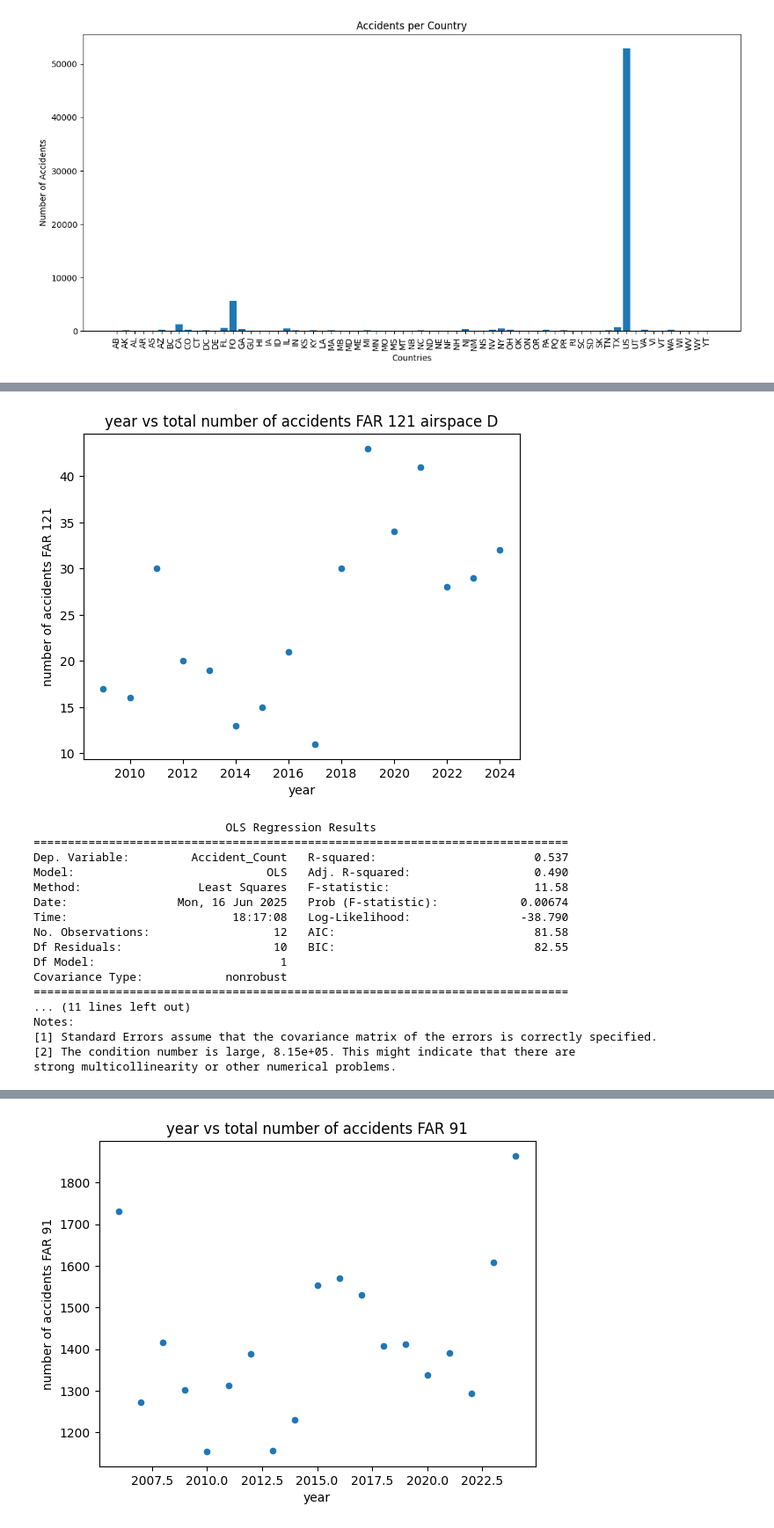
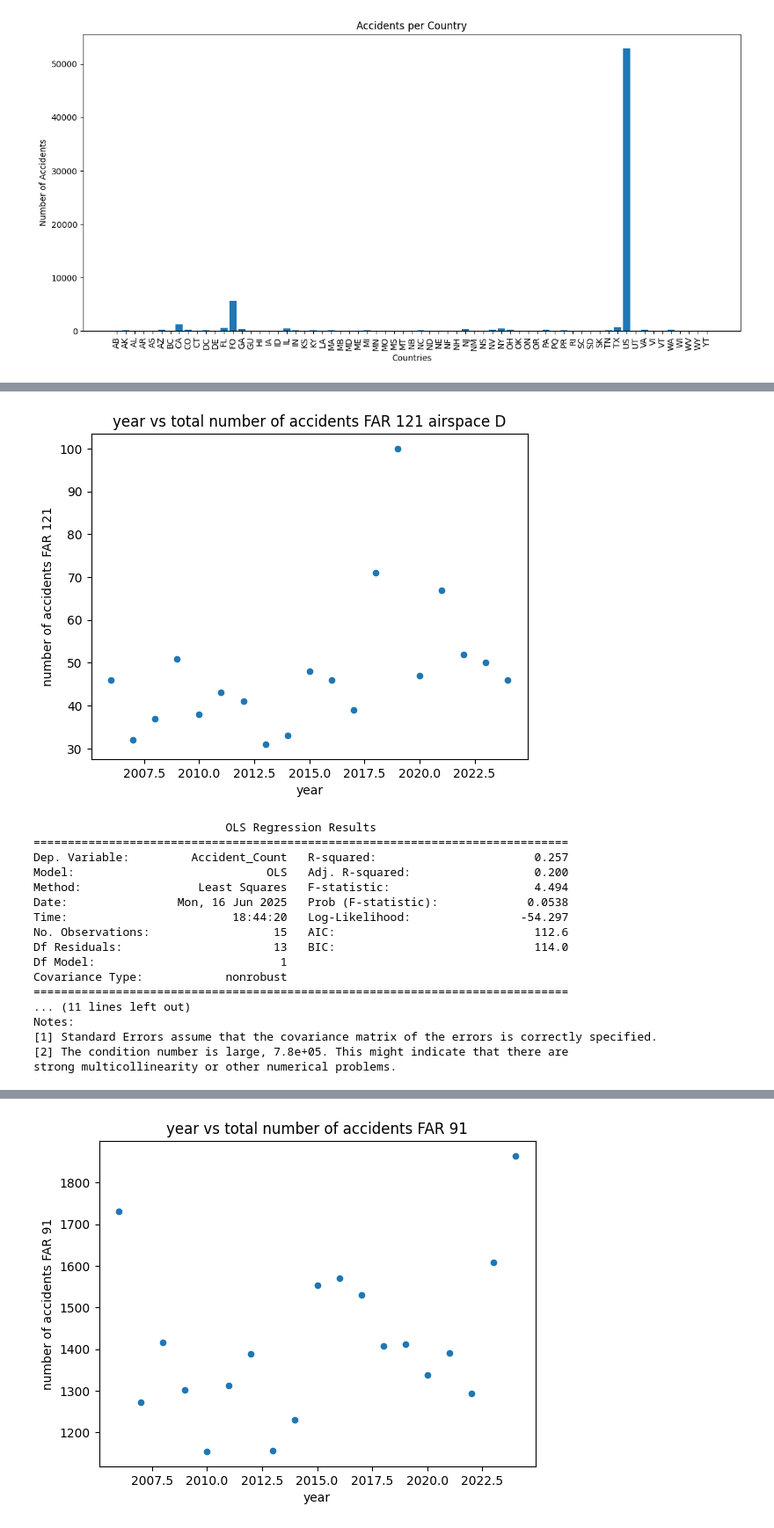
Before and after one commit to terryljh/aviation2, a Jupyter notebook: asrs linear model2.ipynb, the cells around one changed output, grey strips where cells are left out. Shown at 88% size. Saved outputs shown, nothing was run; the diff lists cells and outputs as text; code cells hidden in the pictures.

```diff
--- a/asrs linear model2.ipynb
+++ b/asrs linear model2.ipynb
@@ -230,6 +230,9 @@ df_final = replace_a_semicolon_b_with_a(df_final, column='Light')
 #low_freq_labels = counts[counts < 1000].index
 #df_final['Operating Under FAR Part'] = df_final['Operating Under FAR Part'].replace(low_freq_labels, 'Other')
 
+#cleaning the airspace column
+df_final['Airspace'] = df_final['Airspace'].str.replace(r'^(Class \w+) .+$', r'\1 ZZZ', regex=True)
+
 dfsubset = df_final[['Date', 'Normalized', 'Abbreviation_Type', 'Locale Reference', 'State Reference', 'Operating Under FAR Part','Mission','Light', 'Flight Phase','Function', 'Contributing Factors / Situations', 'Primary Problem', 'Airspace']]
 dfsubset=dfsubset.copy()
 dfsubset = dfsubset[(dfsubset['Date']//100 >= 2004) & (dfsubset['Date']//100 <= 2026)]
@@ -361,7 +369,7 @@ Notes:
 strong multicollinearity or other numerical problems.
 # %%
 #this cell is copied 5-6 times to show all the different airspaces
-dfsubset2 = dfsubset[(dfsubset['Date']//100 >= 2009) & (dfsubset['Date']//100 <= 2024)]
+dfsubset2 = dfsubset[(dfsubset['Date']//100 >= 2006) & (dfsubset['Date']//100 <= 2024)]
 
 dfsubset2 = dfsubset2[dfsubset2['Operating Under FAR Part'] == 'Part 121']
 
@@ -382,16 +390,16 @@ dfsubset2 = dfsubset2[dfsubset2['Operating Under FAR Part'] == 'Part 121']
 #dfsubset2 = dfsubset2[dfsubset2['Light'] == 'Night']
 #dfsubset2 = dfsubset2[dfsubset2['Light'] == 'Daylight']
 
-dfsubset2 = dfsubset[(dfsubset['Date']//100 >= 2009) & (dfsubset['Date']//100 <= 2024)]
+#dfsubset2 = dfsubset[(dfsubset['Date']//100 >= 2009) & (dfsubset['Date']//100 <= 2024)]
 #2006-2008 have been artificially removed; it seems airspace A had zero entries prior to 2009 and I think this must be an error
 #since there are hundreds of entries in each later year
 #this may explain the high number unclassified entries in 2006-2008
-dfsubset2 = dfsubset2[dfsubset2['Airspace'] == 'Class A ZZZ']
+#dfsubset2 = dfsubset2[dfsubset2['Airspace'] == 'Class A ZZZ']
 #dfsubset2 = dfsubset2[dfsubset2['Airspace'].isna()]
 
 yearly_counts = dfsubset2.groupby(dfsubset2['Date']//100).size().reset_index(name='Accident_Count')
 yearly_counts.plot.scatter(x='Date', y='Accident_Count')
-plt.title('year vs total number of accidents FAR 121 airspace A')
+plt.title('year vs total number of accidents FAR 121')
 plt.xlabel('year')
 plt.ylabel('number of accidents FAR 121')
 plt.show()
@@ -462,7 +549,7 @@ dfsubset2 = dfsubset2[dfsubset2['Operating Under FAR Part'] == 'Part 121']
 #dfsubset2 = dfsubset2[dfsubset2['Light'] == 'Daylight']
 
 #dfsubset2 = dfsubset[(dfsubset['Date']//100 >= 2006) & (dfsubset['Date']//100 <= 2024)]
-dfsubset2 = dfsubset2[dfsubset2['Airspace'] == 'Class B ZZZ']
+dfsubset2 = dfsubset2[dfsubset2['Airspace'].str.contains('class b', case=False, na=False)]
 #dfsubset2 = dfsubset2[dfsubset2['Airspace'].isna()]
 
 yearly_counts = dfsubset2.groupby(dfsubset2['Date']//100).size().reset_index(name='Accident_Count')
@@ -538,7 +625,7 @@ dfsubset2 = dfsubset2[dfsubset2['Operating Under FAR Part'] == 'Part 121']
 #dfsubset2 = dfsubset2[dfsubset2['Light'] == 'Daylight']
 
 #dfsubset2 = dfsubset[(dfsubset['Date']//100 >= 2006) & (dfsubset['Date']//100 <= 2024)]
-dfsubset2 = dfsubset2[dfsubset2['Airspace'] == 'Class C ZZZ']
+dfsubset2 = dfsubset2[dfsubset2['Airspace'].str.contains('class c', case=False, na=False)]
 #dfsubset2 = dfsubset2[dfsubset2['Airspace'].isna()]
 
 yearly_counts = dfsubset2.groupby(dfsubset2['Date']//100).size().reset_index(name='Accident_Count')
@@ -614,57 +701,57 @@ dfsubset2 = dfsubset2[dfsubset2['Operating Under FAR Part'] == 'Part 121']
 #dfsubset2 = dfsubset2[dfsubset2['Light'] == 'Daylight']
 
 #dfsubset2 = dfsubset[(dfsubset['Date']//100 >= 2006) & (dfsubset['Date']//100 <= 2024)]
-dfsubset2 = dfsubset2[dfsubset2['Airspace'] == 'Class D ZZZ']
+dfsubset2 = dfsubset2[dfsubset2['Airspace'].str.contains('class d', case=False, na=False)]
 #dfsubset2 = dfsubset2[dfsubset2['Airspace'].isna()]
 
 yearly_counts = dfsubset2.groupby(dfsubset2['Date']//100).size().reset_index(name='Accident_Count')
 yearly_counts.plot.scatter(x='Date', y='Accident_Count')
 plt.title('year vs total number of accidents FAR 121 airspace D')
 plt.xlabel('year')
 plt.ylabel('number of accidents FAR 121')
 plt.show()
 
 from sklearn.model_selection import train_test_split
 
 X, y = yearly_counts[['Date']], yearly_counts['Accident_Count']
 
 X_train, X_test, y_train, y_test = train_test_split(
 
     X, y, test_size=0.2, random_state=945)
 
 from sklearn.linear_model import LinearRegression
 slryearly = LinearRegression()
 slryearly.fit(X_train,y_train)
 
 #re-doing the above with sm so we can use model summary
 #decreasing trend but unreliable p-value
 import statsmodels.api as sm
 yearly_counts = dfsubset2.groupby(dfsubset2['Date']//100).size().reset_index(name='Accident_Count')
 yearly_counts.rename(columns={yearly_counts.columns[0]: 'Year'}, inplace=True)
 X = sm.add_constant(yearly_counts['Year'])
 y = yearly_counts['Accident_Count']
 X_train, X_test, y_train, y_test = train_test_split(
 X, y, test_size=0.2, random_state=945)
 model = sm.OLS(y_train, X_train).fit()
 print(model.summary())
 # %% [output]
-[figure, old version]
+[figure, new version]
                             OLS Regression Results
 ==============================================================================
-Dep. Variable:         Accident_Count   R-squared:                       0.537
-Model:                            OLS   Adj. R-squared:                  0.490
-Method:                 Least Squares   F-statistic:                     11.58
-Date:                Mon, 16 Jun 2025   Prob (F-statistic):            0.00674
-Time:                        18:17:08   Log-Likelihood:                -38.790
-No. Observations:                  12   AIC:                             81.58
-Df Residuals:                      10   BIC:                             82.55
+Dep. Variable:         Accident_Count   R-squared:                       0.257
+Model:                            OLS   Adj. R-squared:                  0.200
+Method:                 Least Squares   F-statistic:                     4.494
+Date:                Mon, 16 Jun 2025   Prob (F-statistic):             0.0538
+Time:                        18:44:20   Log-Likelihood:                -54.297
+No. Observations:                  15   AIC:                             112.6
+Df Residuals:                      13   BIC:                             114.0
 Df Model:                           1
 Covariance Type:            nonrobust
 ==============================================================================
 ... (11 lines left out)
 Notes:
 [1] Standard Errors assume that the covariance matrix of the errors is correctly specified.
-[2] The condition number is large, 8.15e+05. This might indicate that there are
+[2] The condition number is large, 7.8e+05. This might indicate that there are
 strong multicollinearity or other numerical problems.
 # %%
 #this cell is copied 5-6 times to show all the different airspaces
```
Also changed, not shown: parts of 8 cells of this notebook.
